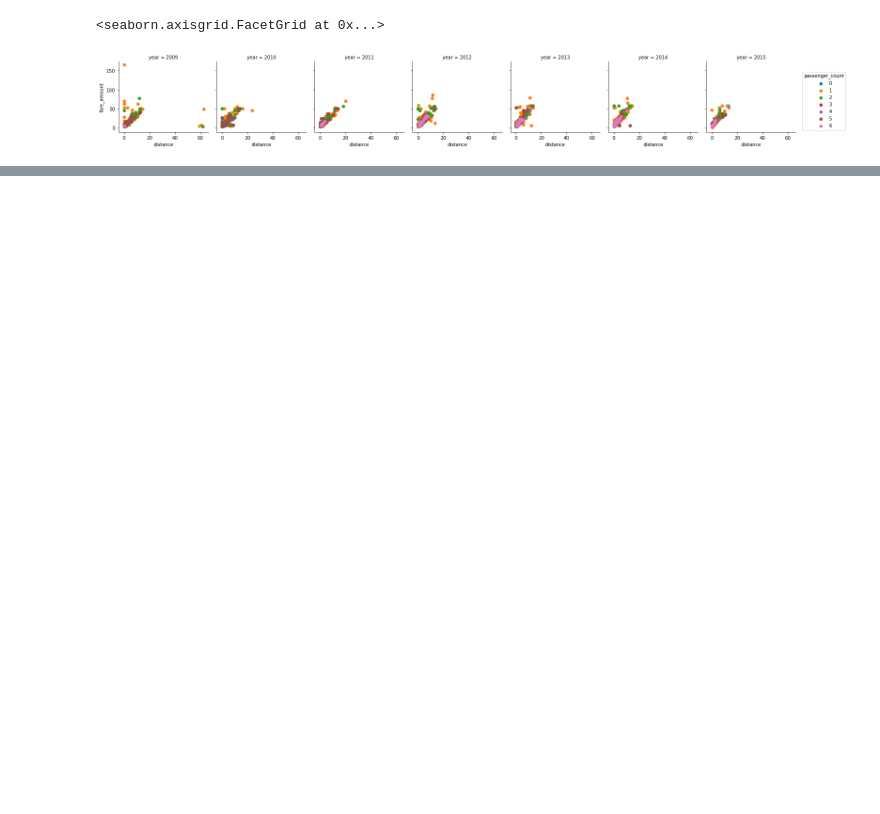
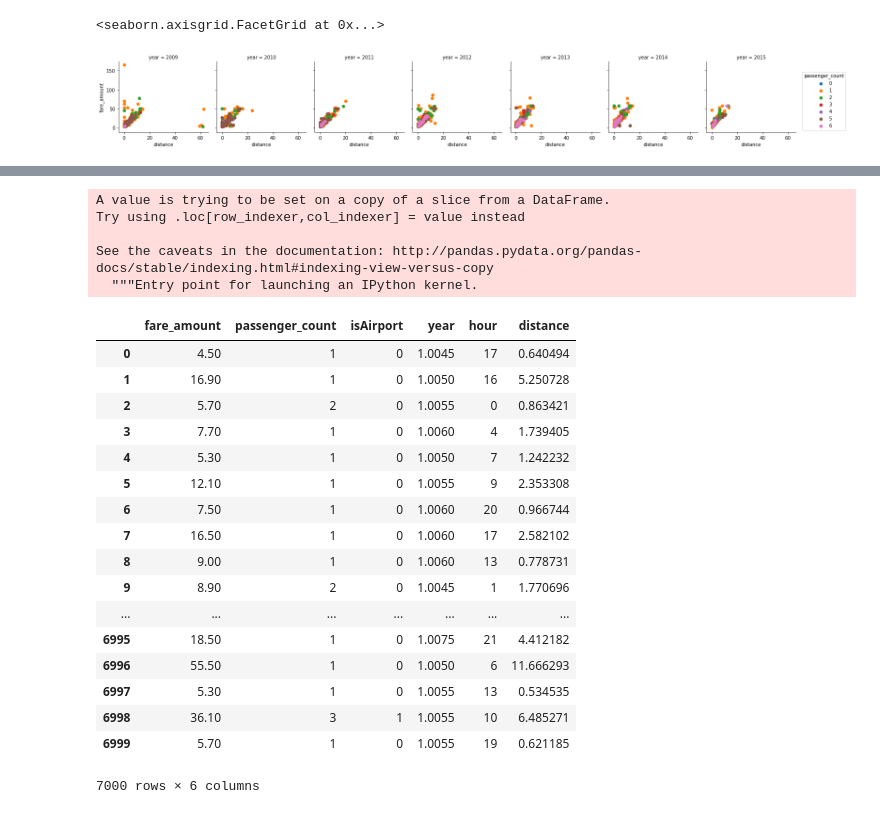
Before and after one commit to comp562-final-peoject/taxi_fare_predictor, a Jupyter notebook: model2.ipynb, the cells around one changed output, grey strips where cells are left out. Saved outputs shown, nothing was run; the diff lists cells and outputs as text; code cells hidden in the pictures; blank space fills up the shorter version.

```diff
--- a/model2.ipynb
+++ b/model2.ipynb
@@ -50,0 +72,27 @@ g.add_legend()
+# %%
+train['year'] = train['year']/2000
+train
+# %% [output]
+A value is trying to be set on a copy of a slice from a DataFrame.
+Try using .loc[row_indexer,col_indexer] = value instead
+
+See the caveats in the documentation: http://pandas.pydata.org/pandas-docs/stable/indexing.html#indexing-view-versus-copy
+  """Entry point for launching an IPython kernel.
+|  | fare_amount | passenger_count | isAirport | year | hour | distance |
+| 0 | 4.50 | 1 | 0 | 1.0045 | 17 | 0.640494 |
+| 1 | 16.90 | 1 | 0 | 1.0050 | 16 | 5.250728 |
+| 2 | 5.70 | 2 | 0 | 1.0055 | 0 | 0.863421 |
+| 3 | 7.70 | 1 | 0 | 1.0060 | 4 | 1.739405 |
+| 4 | 5.30 | 1 | 0 | 1.0050 | 7 | 1.242232 |
+| 5 | 12.10 | 1 | 0 | 1.0055 | 9 | 2.353308 |
+| 6 | 7.50 | 1 | 0 | 1.0060 | 20 | 0.966744 |
+| 7 | 16.50 | 1 | 0 | 1.0060 | 17 | 2.582102 |
+| 8 | 9.00 | 1 | 0 | 1.0060 | 13 | 0.778731 |
+| 9 | 8.90 | 2 | 0 | 1.0045 | 1 | 1.770696 |
+| ... | ... | ... | ... | ... | ... | ... |
+| 6995 | 18.50 | 1 | 0 | 1.0075 | 21 | 4.412182 |
+| 6996 | 55.50 | 1 | 0 | 1.0050 | 6 | 11.666293 |
+| 6997 | 5.30 | 1 | 0 | 1.0055 | 13 | 0.534535 |
+| 6998 | 36.10 | 3 | 1 | 1.0055 | 10 | 6.485271 |
+| 6999 | 5.70 | 1 | 0 | 1.0055 | 19 | 0.621185 |
+7000 rows × 6 columns
```
Also changed, not shown: parts of 5 cells of this notebook.
